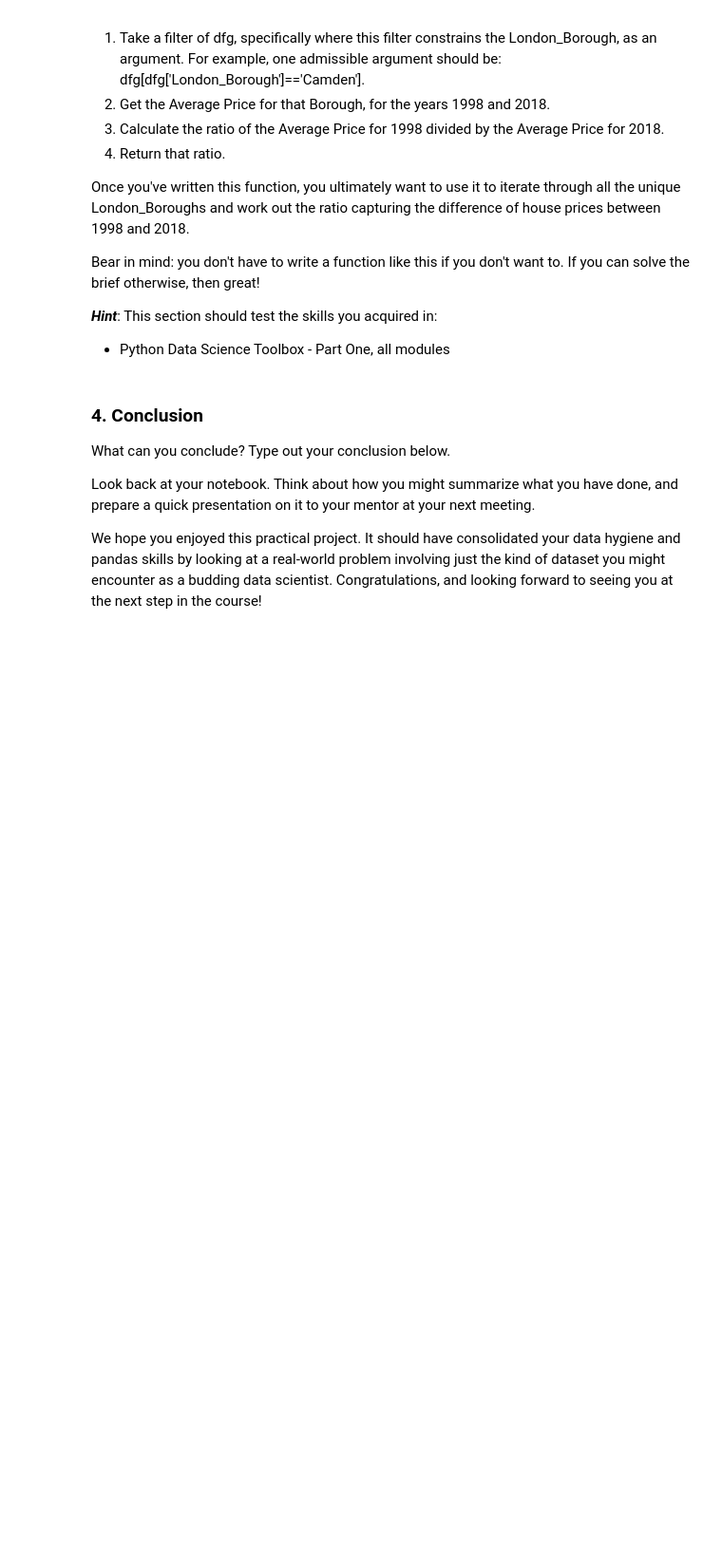
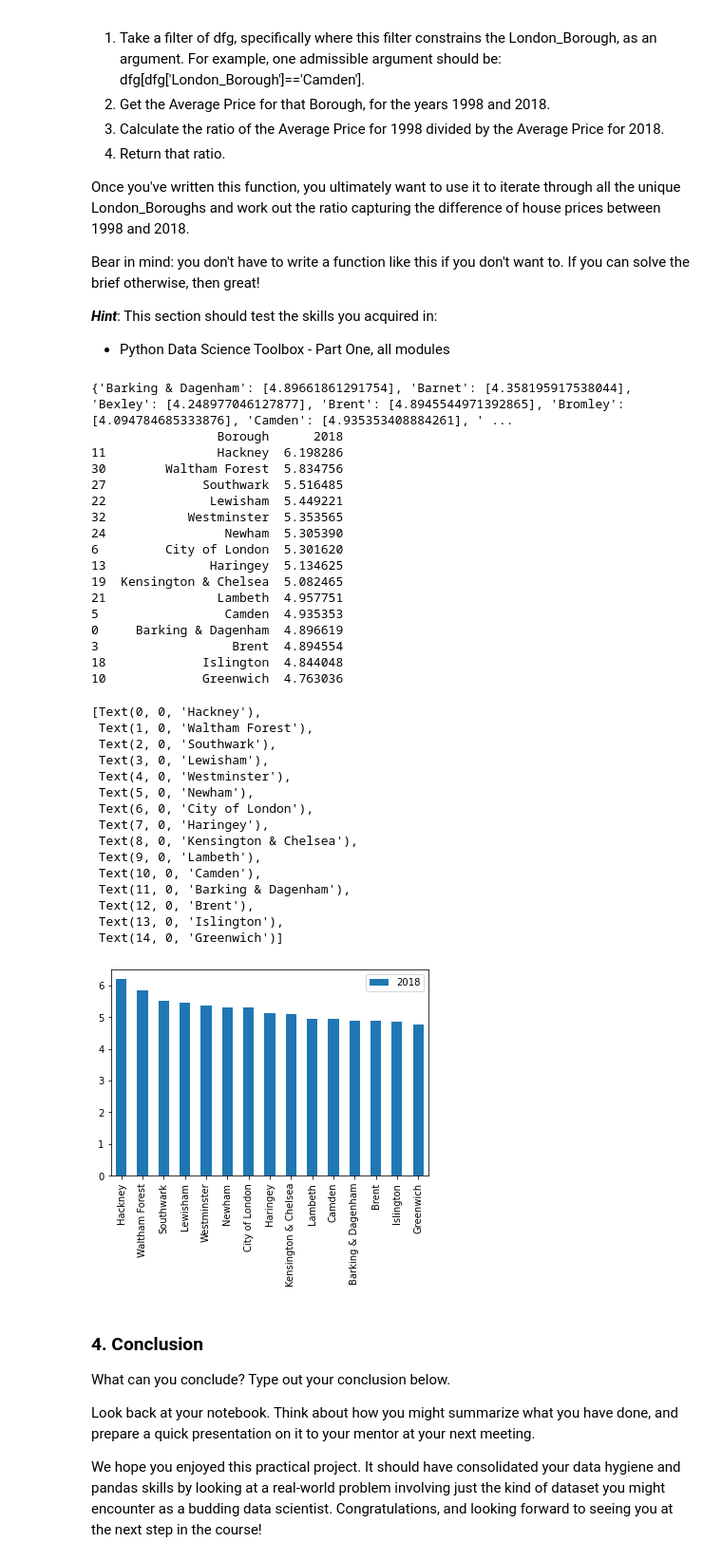
Before and after one commit to AJIlentamhen/Springboard, a Jupyter notebook: Unit 4 Challenge - Tier 3.ipynb, the cells around one changed output. Shown at 95% size. Drawn from its saved outputs; the diff is of its cells as text; code cells hidden in the pictures; blank space fills up the shorter version.

```diff
--- a/Unit 4 Challenge - Tier 3.ipynb
+++ b/Unit 4 Challenge - Tier 3.ipynb
@@ -260,8 +260,6 @@ df["Year"] = df["Date"].apply(lambda t: t.year)
 
 df = df.groupby(by=["London_Boroughs", "Year"]).mean()
 df = df.reset_index()
-City_Of_London = ["City of London"]
-df = df[df.London_Boroughs.isin(City_Of_London)]
 
 print(df)
 # %% [output]
@@ -302,15 +297,77 @@ Bear in mind: you don't have to write a function like this if you don't want to.
 ***Hint***: This section should test the skills you acquired in:
 - Python Data Science Toolbox - Part One, all modules
 # %%
+def create_price_ratio(d):
+    y1998 = float(d["Avg_Price"][d['Year']==1998])
+    y2018 = float(d["Avg_Price"][d['Year']==2018])
+    ratio = [y2018/y1998]
+    return ratio
+
+final = {}
+
+for b in df["London_Boroughs"].unique():
+    borough = df[df["London_Boroughs"] == b]
+    final[b] = create_price_ratio(borough)
+print(final)
+
+df_ratios = pd.DataFrame(final)
+
+df_ratios_T = df_ratios.T
+df_ratios = df_ratios_T.reset_index()
+df_ratios.head()
+
+df_ratios.rename(columns={'index':'Borough', 0:'2018'}, inplace=True)
+df_ratios.head()
+
+top15 = df_ratios.sort_values(by='2018',ascending=False).head(15)
+print(top15)
+
+ax = top15[['Borough','2018']].plot(kind='bar')
+ax.set_xticklabels(top15.Borough)
+
 ## In Conclusion, the two London boroughs that have experienced the greatest increase in housing prices on average over the
 ## last two decades are Kensington and Chelsea and the City of London, in that order.
 
 ## I came to this conclusion by making line plots for each borough of London in my data frame, comparing every average housing
 ## price per year between 2002 and 2022 to each other. That helped me visualize the increases and narrow down the greatest increases to
 ## both Kensington and Chelsea and the City of London. To find which borough specifically had the greatest increase in average
 ## housing price over that span of time, I compared the average prices in 2002 for both boroughs to their respective average prices in 2022.
 ## Kensington and Chelsea saw an increase of 968535.5 British pounds and the City of London saw an increase of 577568.6 British
 ## pounds.
+# %% [output]
+{'Barking & Dagenham': [4.89661861291754], 'Barnet': [4.358195917538044], 'Bexley': [4.248977046127877], 'Brent': [4.8945544971392865], 'Bromley': [4.094784685333876], 'Camden': [4.935353408884261], ' ...
+                 Borough      2018
+11               Hackney  6.198286
+30        Waltham Forest  5.834756
+27             Southwark  5.516485
+22              Lewisham  5.449221
+32           Westminster  5.353565
+24                Newham  5.305390
+6         City of London  5.301620
+13              Haringey  5.134625
+19  Kensington & Chelsea  5.082465
+21               Lambeth  4.957751
+5                 Camden  4.935353
+0     Barking & Dagenham  4.896619
+3                  Brent  4.894554
+18             Islington  4.844048
+10             Greenwich  4.763036
+[Text(0, 0, 'Hackney'),
+ Text(1, 0, 'Waltham Forest'),
+ Text(2, 0, 'Southwark'),
+ Text(3, 0, 'Lewisham'),
+ Text(4, 0, 'Westminster'),
+ Text(5, 0, 'Newham'),
+ Text(6, 0, 'City of London'),
+ Text(7, 0, 'Haringey'),
+ Text(8, 0, 'Kensington & Chelsea'),
+ Text(9, 0, 'Lambeth'),
+ Text(10, 0, 'Camden'),
+ Text(11, 0, 'Barking & Dagenham'),
+ Text(12, 0, 'Brent'),
+ Text(13, 0, 'Islington'),
+ Text(14, 0, 'Greenwich')]
+[figure, added]
 # %% [markdown]
 ### 4. Conclusion
 What can you conclude? Type out your conclusion below.
```
Also changed, not shown: parts of 1 cell of this notebook.
